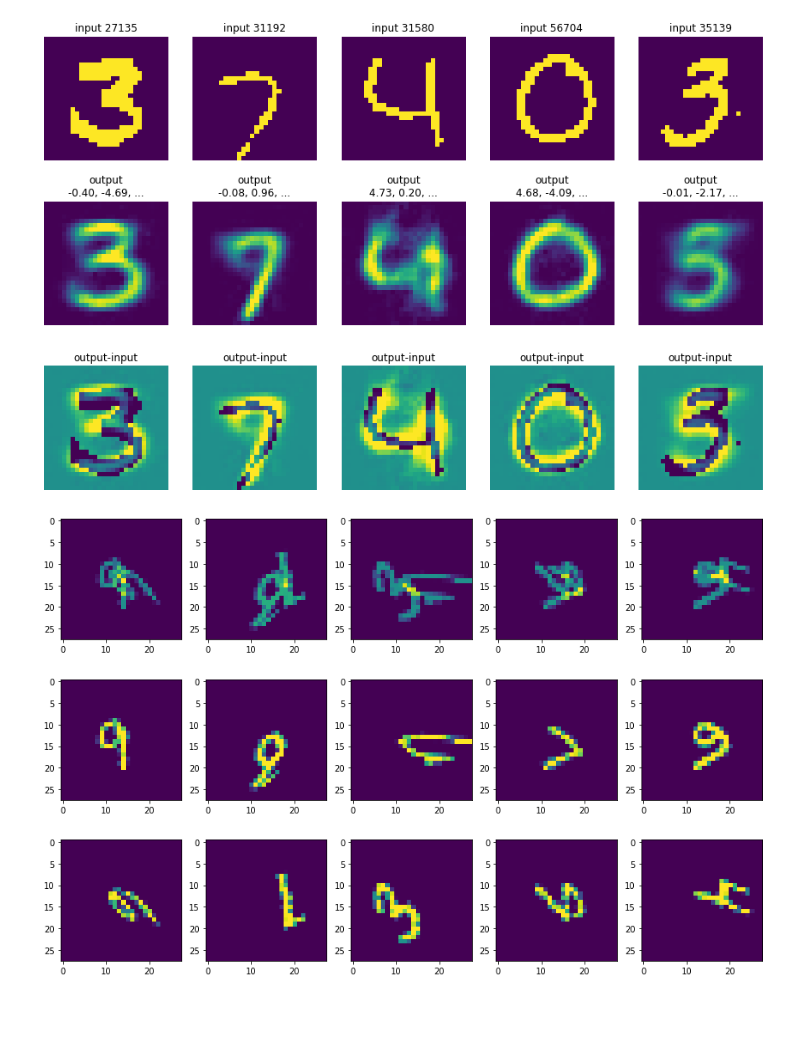
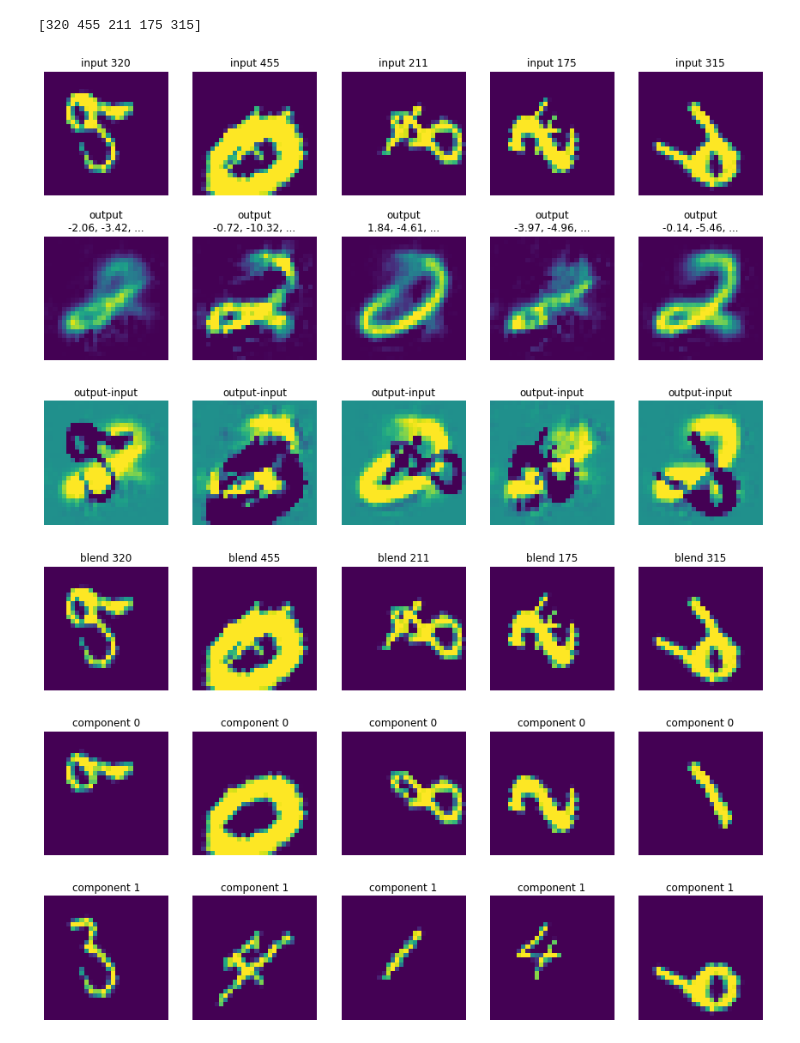
Before and after one commit to Volconage/Deblending-Galaxies-Project, a Jupyter notebook: vae_test_attempt2.ipynb, the cells around one changed output. Saved outputs shown, nothing was run; the diff lists cells and outputs as text; code cells hidden in the pictures; blank space fills up the shorter version.

```diff
--- a/vae_test_attempt2.ipynb
+++ b/vae_test_attempt2.ipynb
@@ -114,4 +123,17 @@ Total params: 96,453
 Trainable params: 96,453
 Non-trainable params: 0
 _________________________________________________________________
+# %%
+from keras.preprocessing.image import ImageDataGenerator
+
+datagen=ImageDataGenerator(rotation_range=360,width_shift_range=0.25,height_shift_range=0.25,
+                             shear_range=20.0,zoom_range=[0.8, 1.8])
+
+gen=datagen.flow(train_img, None)
+
+num=6000
+comps=2
+components=np.array([[gen.next()[0, ..., 0] for j in range(num)] for i in range(comps)])
+blended=components.sum(axis=0)
+blended=blended.reshape(blended.shape[0],height,width,1).astype('float32')
 # %%
@@ -145,6 +169,7 @@ def showimg(img, ax, title=None, vmin=0, vmax=1):
 
 def summary_plot(n,inputs,d):
     idx = np.random.choice(len(inputs), size=n, replace=False)
+    print(idx)
     input_img = inputs[idx]
     z = encode.predict(input_img)
     output_img = decode.predict(z)
@@ -157,29 +182,19 @@ def summary_plot(n,inputs,d):
         showimg(output_img[i], ax[1, i], f'output\n{encoding}')
         if d==0:
             showimg(diff[i], ax[2, i], 'output-input', vmin=-0.5, vmax=0.5)
+    return idx
 # %%
 n=5
-summary_plot(n,train_img,0)
+chosen=summary_plot(n,blended,0)
 # %% [output]
+[320 455 211 175 315]
-[figure, old version]
+[figure, new version]
-# %%
-from keras.preprocessing.image import ImageDataGenerator
-
-datagen=ImageDataGenerator(rotation_range=360,width_shift_range=0.25,height_shift_range=0.25,
-                             shear_range=20.0,zoom_range=[1.5, 2])
-
-gen=datagen.flow(train_img, None, 1)
-
-num=5
-comps=2
-components=np.array([[gen.next()[0, ..., 0] for j in range(comps)] for i in range(num)])
-blended=components.sum(axis=1)
 # %%
-fig,ax=plt.subplots(3,num,figsize=(3*num, 10))
-for i in range(num):
-    ax[0,i].imshow(blended[i],interpolation='nearest')
+fig,ax=plt.subplots(3,n,figsize=(3*n, 10))
+for i in range(n):
+    showimg(blended[chosen[i]],ax[0,i],f'blend {chosen[i]}')
     for j in range(comps):
-        ax[j+1,i].imshow(components[i, j],interpolation='nearest')
+        showimg(components[chosen[i], j],ax[j+1,i],f'component {j}')
 # %% [output]
-[figure, old version]
+[figure, new version]
 # %%
```
Also changed, not shown: parts of 9 cells of this notebook.
